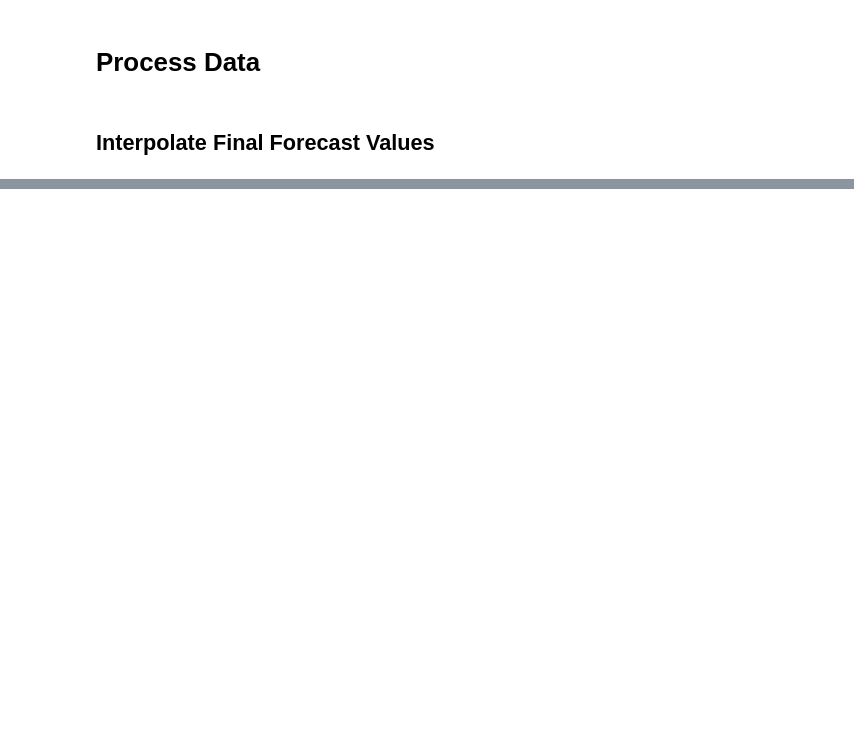
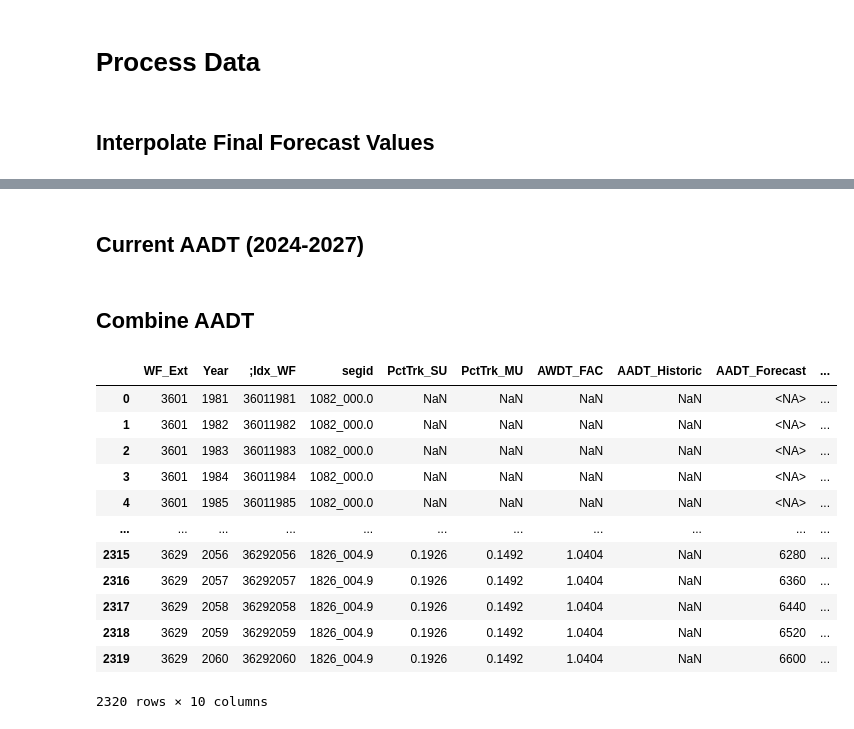
Before and after one commit to WFRCAnalytics/TDM-INP-External-Forecasts, a Jupyter notebook: 5-Export-Data.ipynb, the cells around one changed output, grey strips where cells are left out. Cells and saved outputs as stored; diff of their text form; code cells hidden in the pictures; blank space fills up the shorter version.

```diff
--- a/5-Export-Data.ipynb
+++ b/5-Export-Data.ipynb
@@ -26,0 +57,3 @@ gdf_master_segments
+# %%
+external_segment_link = pd.read_csv("params/externals-segments-link.csv")
+external_segment_link
@@ -84,0 +209,15 @@ print(final_df_with_both.head(15))
+# %%
+# Step 3: Add Average Weekday Factors, and Truck Percentages
+df_external_year_update['PctTrk_SU'] = df_external_year_update['segid'].map(
+    gdf_master_segments.set_index('SEGID')['SUTRUCKS'] # Single Unit Truck Percentages
+)
+
+df_external_year_update['PctTrk_MU'] = df_external_year_update['segid'].map(
+    gdf_master_segments.set_index('SEGID')['CUTRUCKS'] # Combo Unit Truck Percentages
+)
+
+df_external_year_update['AWDT_FAC'] = df_external_year_update['segid'].map(
+    gdf_master_segments.set_index('SEGID')['FAC_WDAVG'] # Average Weekday Factors
+)
+
+df_external_year_update
@@ -84,0 +278,10 @@ print(final_df_with_both.head(15))
+# %%
+# Step 5: Add Forecasted AADT Data (2027 - 2060)
+df_external_year_update['AADT_Forecast'] = (
+    df_external_year_update.set_index(['WF_Ext', 'Year'])
+    .index.map(
+        df_forecast_interpolated.set_index(['externalid', 'year'])['interpolated_forecast']
+    )
+).astype('Int64')
+
+df_external_year_update
@@ -84,0 +302,32 @@ print(final_df_with_both.head(15))
+# %% [markdown]
+## Current AADT (2024-2027)
+# %%
+# Calculate Current AADT
+df_external_year_update['AADT_Current'] = 0
+# %% [markdown]
+## Combine AADT
+# %%
+df_external_year_update['AADT'] = (
+    df_external_year_update['AADT_Historic']
+    .fillna(df_external_year_update['AADT_Forecast'])
+    .fillna(df_external_year_update['AADT_Current'])
+
+    .round()
+    .astype('Int64')
+)
+
+df_external_year_update
+# %% [output]
+|  | WF_Ext | Year | ;Idx_WF | segid | PctTrk_SU | PctTrk_MU | AWDT_FAC | AADT_Historic | AADT_Forecast | ... |
+| 0 | 3601 | 1981 | 36011981 | 1082_000.0 | NaN | NaN | NaN | NaN | <NA> | ... |
+| 1 | 3601 | 1982 | 36011982 | 1082_000.0 | NaN | NaN | NaN | NaN | <NA> | ... |
+| 2 | 3601 | 1983 | 36011983 | 1082_000.0 | NaN | NaN | NaN | NaN | <NA> | ... |
+| 3 | 3601 | 1984 | 36011984 | 1082_000.0 | NaN | NaN | NaN | NaN | <NA> | ... |
+| 4 | 3601 | 1985 | 36011985 | 1082_000.0 | NaN | NaN | NaN | NaN | <NA> | ... |
+| ... | ... | ... | ... | ... | ... | ... | ... | ... | ... | ... |
+| 2315 | 3629 | 2056 | 36292056 | 1826_004.9 | 0.1926 | 0.1492 | 1.0404 | NaN | 6280 | ... |
+| 2316 | 3629 | 2057 | 36292057 | 1826_004.9 | 0.1926 | 0.1492 | 1.0404 | NaN | 6360 | ... |
+| 2317 | 3629 | 2058 | 36292058 | 1826_004.9 | 0.1926 | 0.1492 | 1.0404 | NaN | 6440 | ... |
+| 2318 | 3629 | 2059 | 36292059 | 1826_004.9 | 0.1926 | 0.1492 | 1.0404 | NaN | 6520 | ... |
+| 2319 | 3629 | 2060 | 36292060 | 1826_004.9 | 0.1926 | 0.1492 | 1.0404 | NaN | 6600 | ... |
+2320 rows × 10 columns
```
Also changed, not shown: parts of 30 cells of this notebook, 8 other files.
